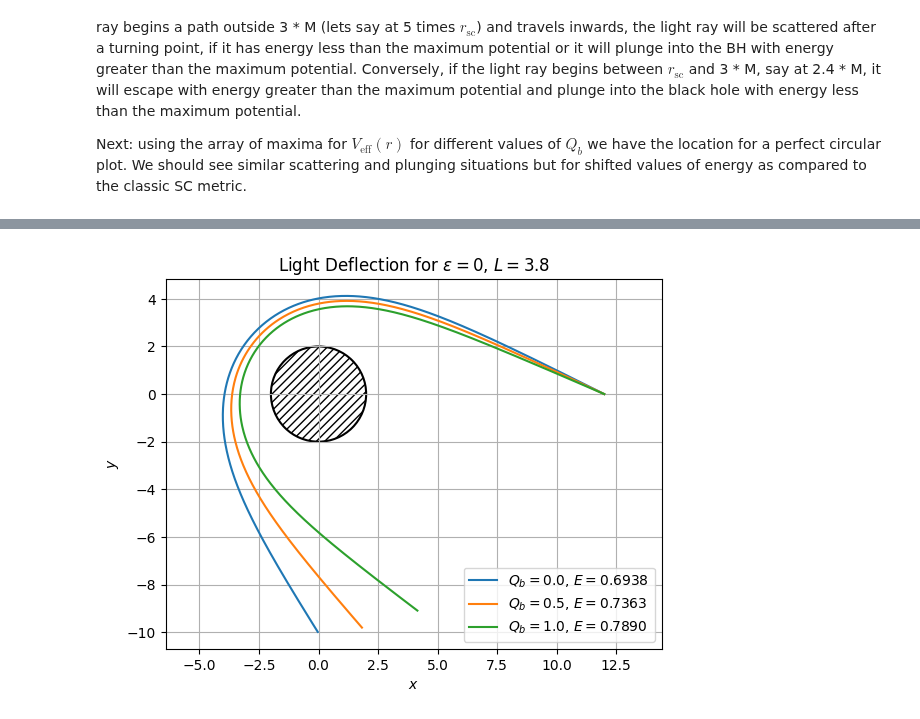
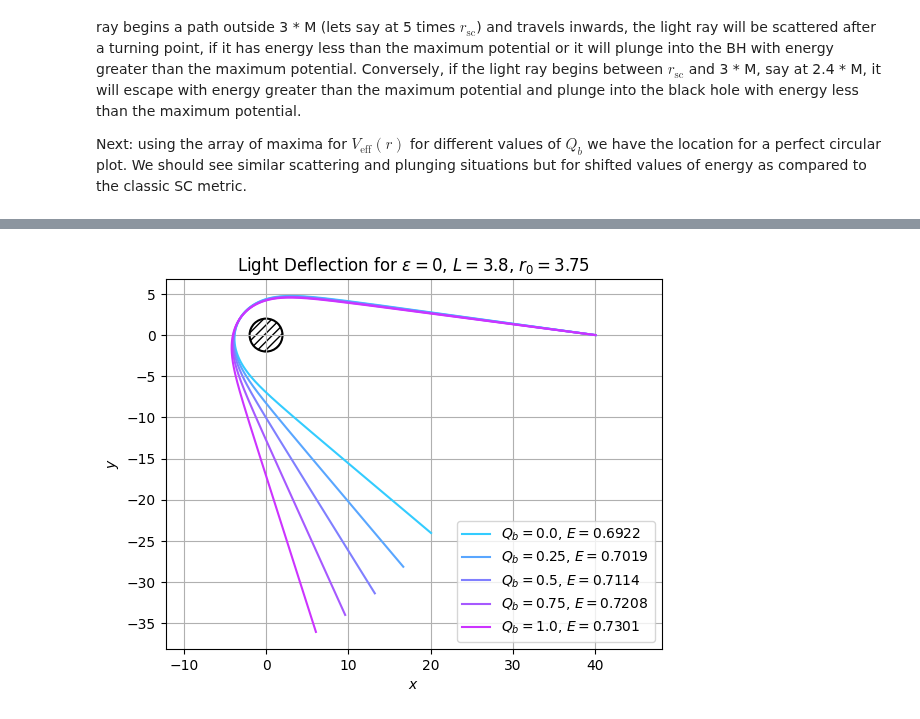
Before and after one commit to AdamSmithOrlik/quantum-black-holes, a Jupyter notebook: sue/light-deflection.ipynb, the cells around one changed output, grey strips where cells are left out. Saved outputs shown, nothing was run; the diff lists cells and outputs as text; code cells hidden in the pictures.

Commit message:
light deflection update - Apr 12

```diff
--- a/sue/light-deflection.ipynb
+++ b/sue/light-deflection.ipynb
@@ -221,7 +216,7 @@ The 1st term corresponds to kinetic energy and 2nd term corresponds to gravitati
 In the following code block we define the solver function, 'solve_geodesic', then we set 5 sets of initial conditions (all for $Q_b$ = 0 or classical Schwarzschild metric), run the solver, and plot each trajectory together with a plot of $V_{\text{eff}}(r)$ beside it showing the relationship between effective potential and total energy.
 # %%
 # Block 5 - function for inward / outward integration
-def solve_geo2(r_init, phi_init, t_init, lam_range, params, epsilon=0, direction='inward', stop_far_out=True, r_max=10):
+def solve_geo2(r_init, phi_init, t_init, lam_range, params, epsilon=0, direction='inward', stop_far_out=True, r_max=80):
     E, L, M, Q_b, Q_c = params
     sign = -1 if direction == 'inward' else 1
     flipped_on_this_neg = False
@@ -303,3 +298,20 @@ def solve_geo2(r_init, phi_init, t_init, lam_range, params, epsilon=0, direction
 For M = 1.0 and L = 3.8 there is a circular orbit at 3 * M exactly at the effective potential maxima. If our light ray begins a path outside 3 * M (lets say at 5 times $r_{\text{sc}}$) and travels inwards, the light ray will be scattered after a turning point, if it has energy less than the maximum potential or it will plunge into the BH with energy greater than the maximum potential. Conversely, if the light ray begins between $r_{\text{sc}}$ and 3 * M, say at 2.4 * M, it will escape with energy greater than the maximum potential and plunge into the black hole with energy less than the maximum potential.
 
 Next: using the array of maxima for $V_{\text{eff}}(r)$ for different values of $Q_b$ we have the location for a perfect circular plot. We should see similar scattering and plunging situations but for shifted values of energy as compared to the classic SC metric.
+# %%
+# block 6 - select E values
+#------- get E based on a common value for r0 where (E^2 / L^2 = f(r0) / h(r0))
+r0 = 3.75 # closest approach
+Qc = 0.0
+Qb_vals = [0.0, 0.25, 0.5, 0.75, 1.0]
+
+# Compute E for each Qb
+E_vals = []
+
+for Qb in Qb_vals:
+    f_r0 = float(f(r0, M1, Qb, Qc))
+    h_r0 = float(h(r0, M1, Qc))
+    E_sq = L1**2 * f_r0 / h_r0
+    E = np.sqrt(E_sq)
+    E_vals.append(E)
+    print(f"Qb = {Qb:.2f}, E = {E:.6f}")
@@ -360,17 +407,20 @@ event 1 triggered at λ = 32.4157
 # %%
-# block 7 - plot light deflection
+# block 8 - plot light deflection
 #----------------
-plt.plot(x_vals_0, y_vals_0, label=rf"$Q_b={Qb0}$, $E={E0:.4f}$", color='C0')
-plt.plot(x_vals_2, y_vals_2, label=rf"$Q_b={Qb2}$, $E={E2:.4f}$", color='C1')
-plt.plot(x_vals_4, y_vals_4, label=rf"$Q_b={Qb4}$, $E={E4:.4f}$", color='C2')
+colors = cm.cool(np.linspace(0.2, 0.8, 5))
+plt.plot(x_vals_0, y_vals_0, label=rf"$Q_b={Qb0}$, $E={E0:.4f}$", color=colors[0])
+plt.plot(x_vals_1, y_vals_1, label=rf"$Q_b={Qb1}$, $E={E1:.4f}$", color=colors[1])
+plt.plot(x_vals_2, y_vals_2, label=rf"$Q_b={Qb2}$, $E={E2:.4f}$", color=colors[2])
+plt.plot(x_vals_3, y_vals_3, label=rf"$Q_b={Qb3}$, $E={E3:.4f}$", color=colors[3])
+plt.plot(x_vals_4, y_vals_4, label=rf"$Q_b={Qb4}$, $E={E4:.4f}$", color=colors[4])
 circle1 = patches.Circle((0, 0), 2*M1, edgecolor='black', facecolor='none', hatch='////', linewidth=1.5)
 plt.gca().add_patch(circle1)
 plt.xlabel(r'$x$')
 plt.ylabel(r'$y$')
-plt.title(rf"Light Deflection for $\varepsilon={eps}$, $L={L1}$")
+plt.title(rf"Light Deflection for $\varepsilon={eps}$, $L={L1}$, $r_0={r0}$")
 plt.legend()
 plt.grid()
 plt.axis('equal')
 plt.show()
 # %% [output]
-[figure, old version]
+[figure, new version]
```
Also changed, not shown: parts of 4 cells of this notebook.
